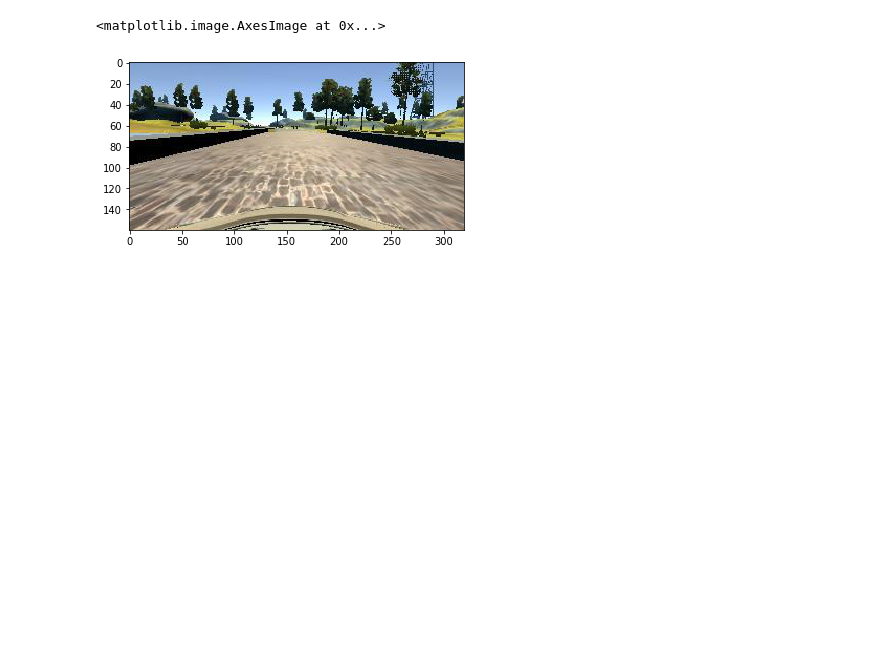
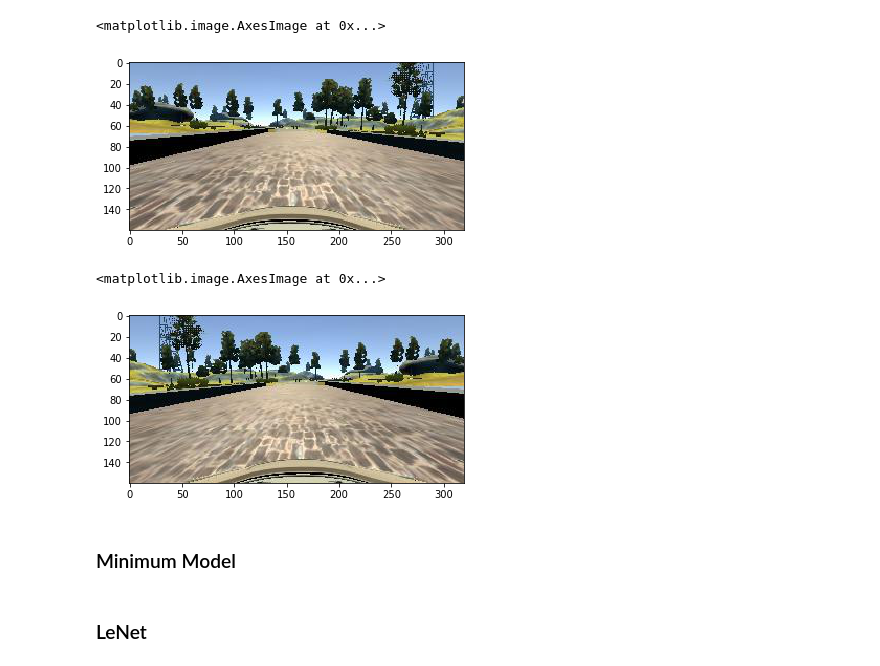
Before and after one commit to Jetafull/CarND-Behavioral-Cloning-P3, a Jupyter notebook: notebooks/behavior_cloning_tutorial.ipynb, the cells around one changed output. Cells and saved outputs as stored; diff of their text form; code cells hidden in the pictures; blank space fills up the shorter version.

```diff
--- a/notebooks/behavior_cloning_tutorial.ipynb
+++ b/notebooks/behavior_cloning_tutorial.ipynb
@@ -62,0 +61,40 @@ y_train = np.array(ys)
+# %%
+'''
+%%time
+images = []
+ys = []
+
+correction = 0.2
+
+for log in logs.iterrows():
+    center, left, right, y = log[1][:4]
+    for i, img_path in enumerate([center, left, right]):
+        if i == 1:
+            y_corrected = y + correction # left
+        elif i == 2:
+            y_corrected = y - correction # right
+        else:
+            y_corrected = y
+        img = plt.imread(SAMPLE_DATA_PATH/img_path.strip())
+        images.append(img)
+        ys.append(y_corrected)
+
+        # augmentation
+        img_aug, y_aug = augment_img(img, y_corrected)
+        images.append(img_aug)
+        ys.append(y_aug)
+
+
+x_train = np.array(images)
+y_train = np.array(ys)
+
+sample_data = {
+    'x_train': x_train,
+    'y_train': y_train
+}
+
+SAMPLE_DATA_SER_PATH = ROOT_PATH/'data/serialized_data/sample_data.pkl'
+
+with open(str(SAMPLE_DATA_SER_PATH), 'wb') as f:
+    pickle.dump(sample_data, f, protocol=4)
+'''
@@ -65,6 +116,15 @@ plt.imshow(x_train[0])
 # %% [output]
 <matplotlib.image.AxesImage at 0x...>
 [figure]
+# %%
+# image after augmentation
+x0_aug, _ = augment_img(x_train[0], ys[0])
+plt.imshow(x0_aug)
+# %% [output]
+<matplotlib.image.AxesImage at 0x...>
+[figure, added]
+# %% [markdown]
+### Minimum Model
 # %%
 model = Sequential()
 model.add(Lambda(lambda x: (x / 255.0) - 0.5, input_shape=(160,320,3)))
@@ -75,0 +138,2 @@ model.compile(loss='mse', optimizer='adam')
+# %% [markdown]
+### LeNet
```
Also changed, not shown: parts of 12 cells of this notebook, 1 other file.
